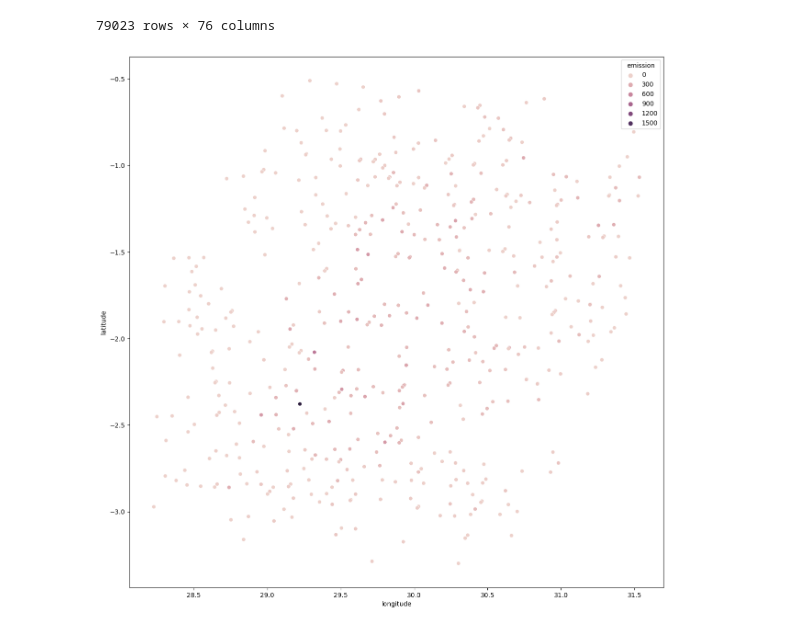
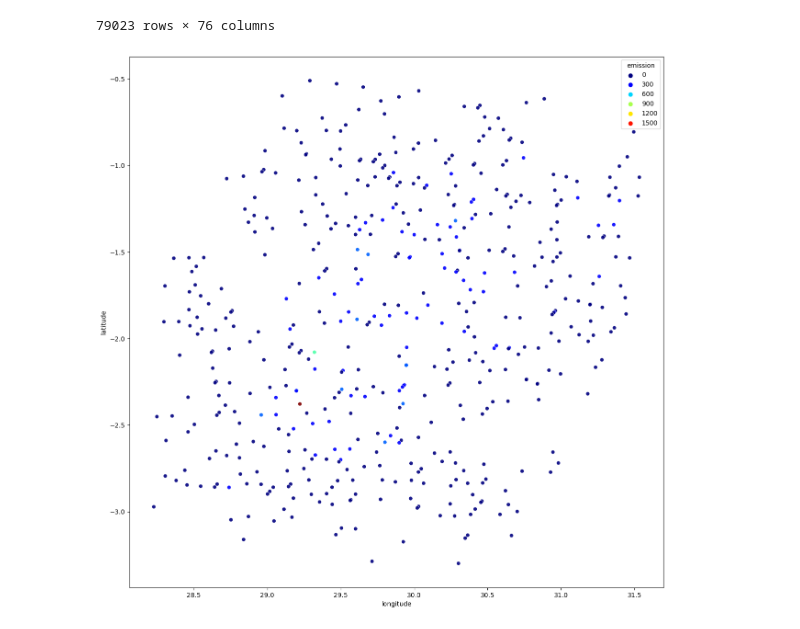
Before and after one commit to WestedCrean/kaggle-notes, a Jupyter notebook: playground-series-s3e20/eda.ipynb, the cells around one changed output. Saved outputs shown, nothing was run; the diff lists cells and outputs as text; code cells hidden in the pictures.

```diff
--- a/playground-series-s3e20/eda.ipynb
+++ b/playground-series-s3e20/eda.ipynb
@@ -158,14 +158,21 @@ df0.drop(columns=[id_column], inplace=True)
 # %%
 fig, ax = plt.subplots(figsize=(15, 15))
 
 year = 2020
 week_no = 15
 
 plot_data = df0[(df0['year'] == year) & (df0['week_no'] == week_no)]
 
 
 # plot on latitude, longitude columns as x, y, emission as color
-sns.scatterplot(x='longitude', y='latitude', hue='emission', data=plot_data, ax=ax, cmap='magma', vmin=0, vmax=1500)
+sns.scatterplot(
+    x='longitude',
+    y='latitude',
+    hue='emission',
+    data=plot_data,
+    ax=ax,
+    palette=plt.cm.get_cmap('jet', 10),
+    alpha=0.9)
 plt.show()
 # %% [output]
-[figure, old version]
+[figure, new version]
```
Also changed, not shown: parts of 2 cells of this notebook, 5 other files.
